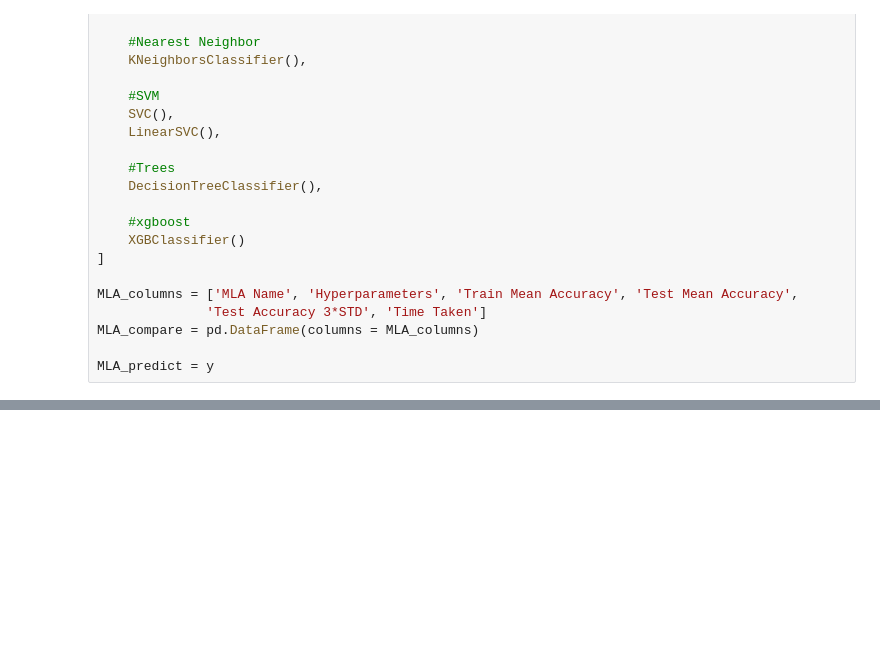
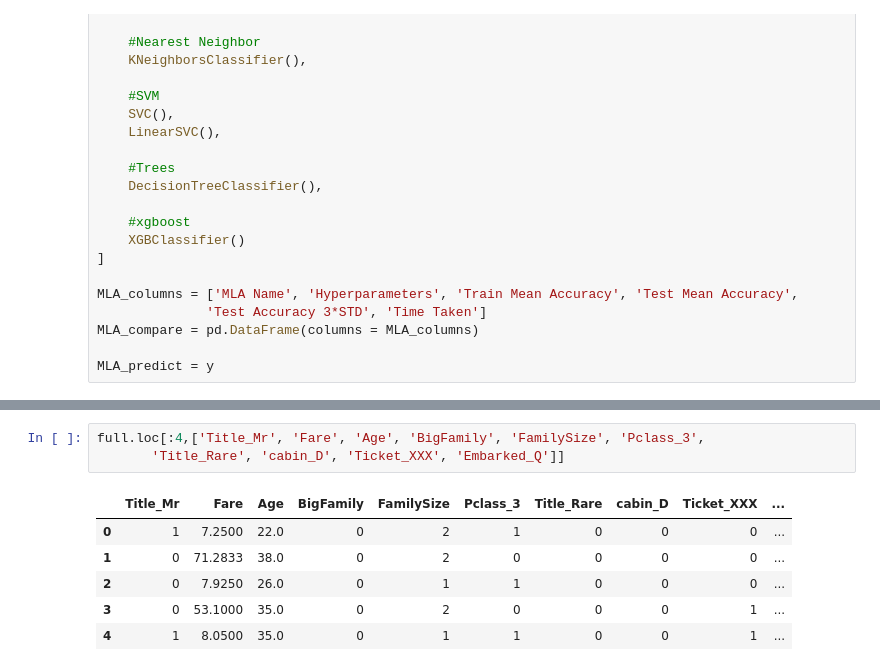
Before and after one commit to amansingh9097/competitions-and-challenges, a Jupyter notebook: Titanic/titanic.ipynb, the cells around one changed output, grey strips where cells are left out. Drawn from its saved outputs; the diff is of its cells as text; blank space fills up the shorter version.

```diff
--- a/Titanic/titanic.ipynb
+++ b/Titanic/titanic.ipynb
@@ -579,0 +651,10 @@ Text(0,0.5,'Algorithm')
+# %%
+full.loc[:4,['Title_Mr', 'Fare', 'Age', 'BigFamily', 'FamilySize', 'Pclass_3',
+       'Title_Rare', 'cabin_D', 'Ticket_XXX', 'Embarked_Q']]
+# %% [output]
+|  | Title_Mr | Fare | Age | BigFamily | FamilySize | Pclass_3 | Title_Rare | cabin_D | Ticket_XXX | ... |
+| 0 | 1 | 7.2500 | 22.0 | 0 | 2 | 1 | 0 | 0 | 0 | ... |
+| 1 | 0 | 71.2833 | 38.0 | 0 | 2 | 0 | 0 | 0 | 0 | ... |
+| 2 | 0 | 7.9250 | 26.0 | 0 | 1 | 1 | 0 | 0 | 0 | ... |
+| 3 | 0 | 53.1000 | 35.0 | 0 | 2 | 0 | 0 | 0 | 1 | ... |
+| 4 | 1 | 8.0500 | 35.0 | 0 | 1 | 1 | 0 | 0 | 1 | ... |
```
Also changed, not shown: parts of 22 cells of this notebook.
